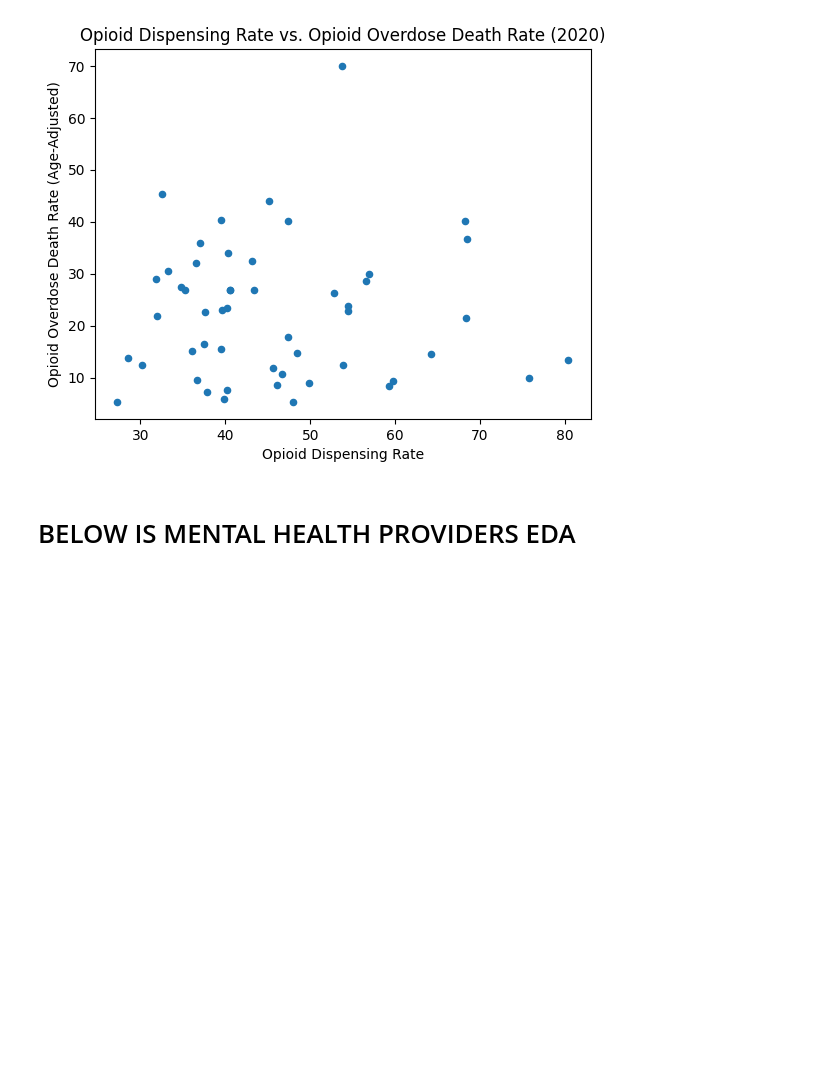
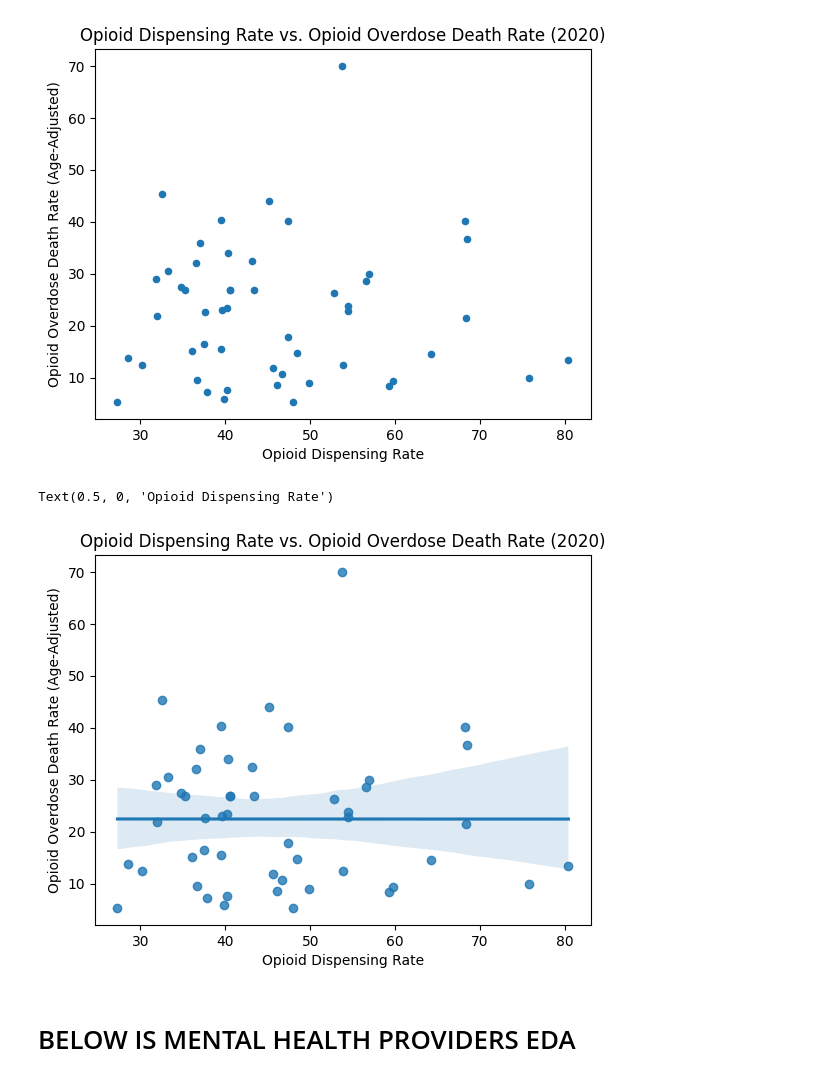
Before and after one commit to Ludougan123234/624-project, a Jupyter notebook: state_level_analysis.ipynb, the cells around one changed output. Cells and saved outputs as stored; diff of their text form; code cells hidden in the pictures; blank space fills up the shorter version.

```diff
--- a/state_level_analysis.ipynb
+++ b/state_level_analysis.ipynb
@@ -92,6 +92,14 @@ plt.xlabel('Opioid Dispensing Rate')
 # %% [output]
 Text(0.5, 0, 'Opioid Dispensing Rate')
 [figure]
+# %%
+# regplot instead:
+sns.regplot(x='Dispensing_Rate', y='Opioid Overdose Death Rate (Age-Adjusted)', data=rx_death[rx_death.Year == 2020])
+plt.title('Opioid Dispensing Rate vs. Opioid Overdose Death Rate (2020)')
+plt.xlabel('Opioid Dispensing Rate')
+# %% [output]
+Text(0.5, 0, 'Opioid Dispensing Rate')
+[figure, added]
 # %% [markdown]
 # BELOW IS MENTAL HEALTH PROVIDERS EDA
 # %%
```
Also changed, not shown: parts of 7 cells of this notebook.
